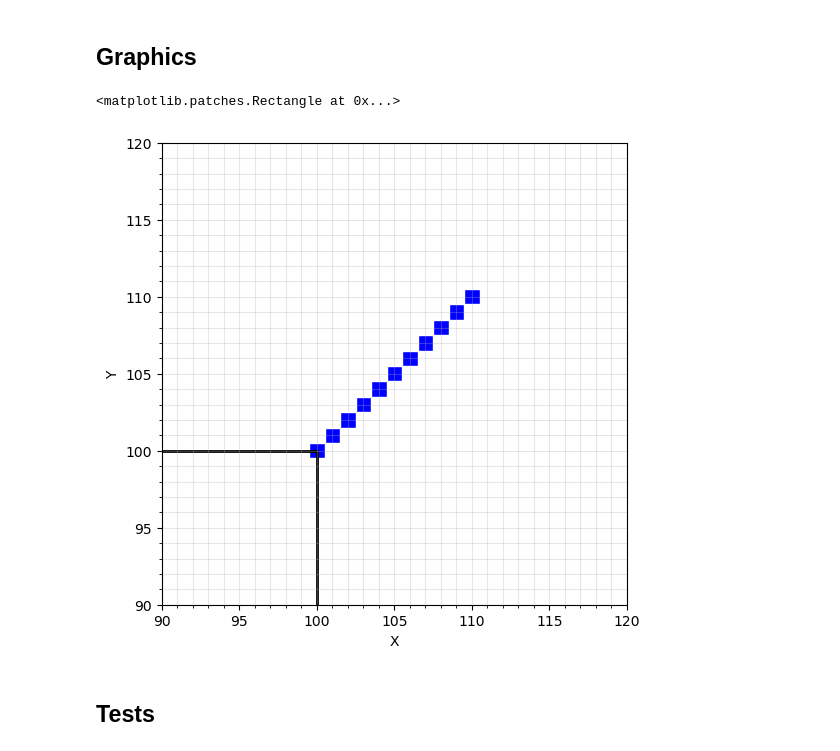
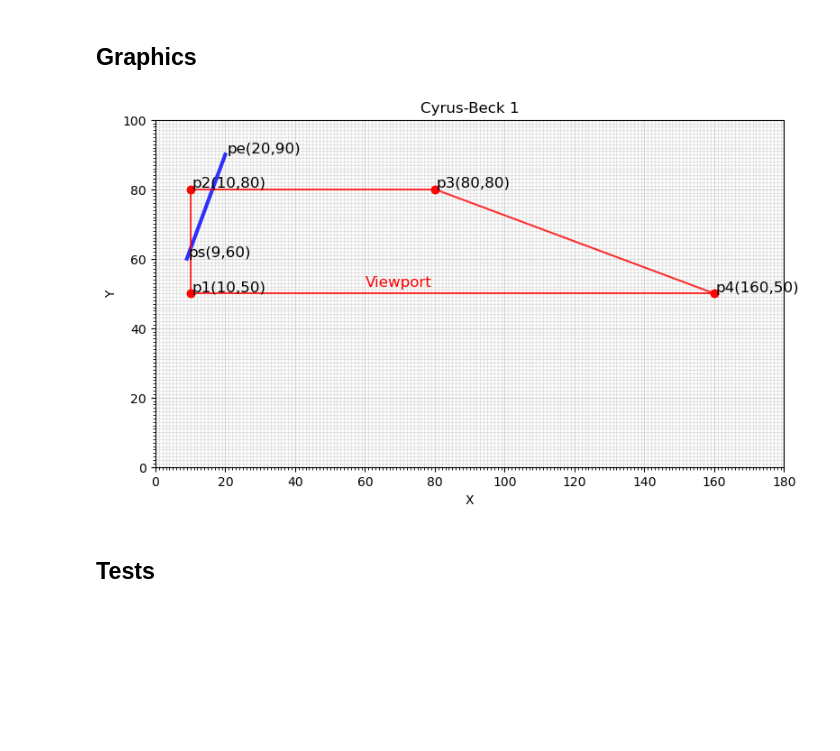
Before and after one commit to DiegoFLM/Computer-Graphics, a Jupyter notebook: clippingAlgorithms/t3.ipynb, the cells around one changed output. Saved outputs shown, nothing was run; the diff lists cells and outputs as text; code cells hidden in the pictures; blank space fills up the shorter version.

```diff
--- a/clippingAlgorithms/t3.ipynb
+++ b/clippingAlgorithms/t3.ipynb
@@ -549,18 +657,52 @@ def cyrusBeck(line, clipWindow):
 This code checks if the dot product between the normal vector and the line vector is positive. If it is, it means that the line is outside the clip window for that edge. The code then computes the intersection point between the line and the edge, and uses it to update the line by replacing one of its endpoints with the intersection point. This ensures that the line is clipped at the edge of the clip window.
 # %% [markdown]
 ## Graphics
-# %%
-linePoints = getLinePoints((100, 100), (110, 110))
-#x = [0, 50, 1, 2]
-#y = [0, 71, 0, 3]
-
-x, y = zip(*linePoints)
-
-
-fig, ax = plotPixels(x, y, xRange = (90,120), yRange = (90,120), _color = 'blue', figureSize=(6,6))
-ax.add_patch(Rectangle((0,0), 100,100, facecolor='none', edgecolor='black', linewidth=2))
-# %% [output]
-<matplotlib.patches.Rectangle at 0x...>
-[figure, removed]
+# %%
+ps = np.array([9, 60])
+pe = np.array([20, 90])
+lineSegment = np.array([ps, pe])
+
+# eii = [40, 20]
+# esd = [160, 40]
+
+# points = np.append(lineSegment, [eii], axis = 0)
+# points = np.append(points, [esd], axis = 0)
+# points = np.append(points, [[esd[0],eii[1]]], axis = 0)
+# points = np.append(points, [[eii[0],esd[1]]], axis = 0)
+
+
+p1 = np.array([10, 50])
+p2 = np.array([10, 80])
+p3 = np.array([80, 80])
+p4 = np.array([160, 50])
+
+points = np.append(lineSegment, [p1, p2, p3, p4], axis = 0)
+
+pointNames = ['ps', 'pe', 'p1', 'p2', 'p3', 'p4']
+
+
+fig, ax = plotPixels([], [], xRange = (0,180), yRange = (0,100), _color = 'blue', figureSize=(9,5), title = 'Cyrus-Beck 1')
+
+ax.plot(lineSegment[:,0], lineSegment[:,1], color = 'blue', alpha = 0.8, linewidth = 3)
+
+for i in range(2,len(points) - 1):
+    ax.plot(np.array([points[i], points[i+1]])[:,0], np.array([points[i], points[i+1]])[:,1], color = 'red',
+            alpha = 0.8, marker = 'o', markersize = 6)
+ax.plot(np.array([points[5], points[2]])[:,0], np.array([points[5], points[2]])[:,1], color = 'red',
+            alpha = 0.8, marker = 'o', markersize = 6)
+
+
+
+i = 0
+for point in points:
+    ax.text(point[0]+0.5, point[1]+0.5, f'{pointNames[i]}({round(point[0],1)},{round(point[1], 1)})', fontsize=12)
+    i += 1
+
+
+ax.text(60, 52, 'Viewport', fontsize=12, color = 'red')
+
+plt.show()
+# %% [output]
+[figure, added]
 # %% [markdown]
 ## Tests
```
Also changed, not shown: parts of 6 cells of this notebook.
